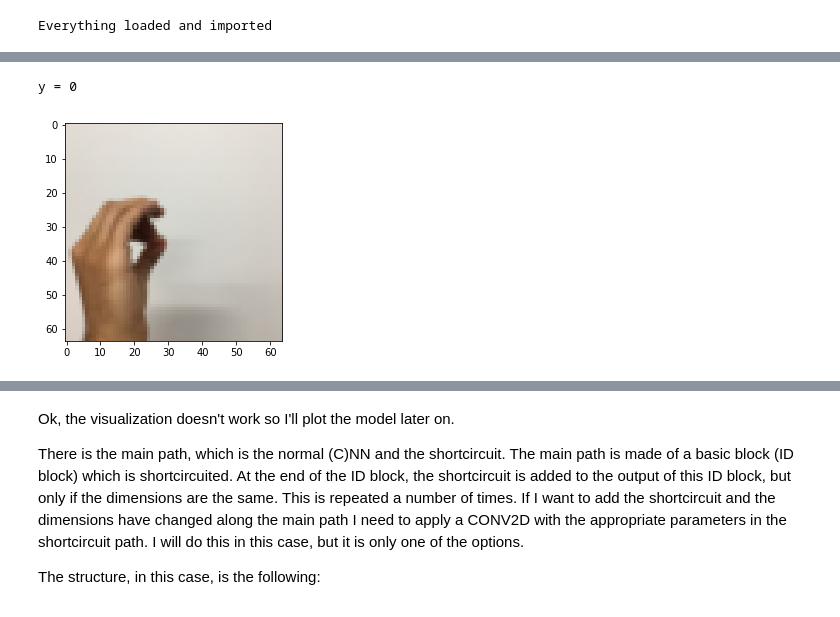
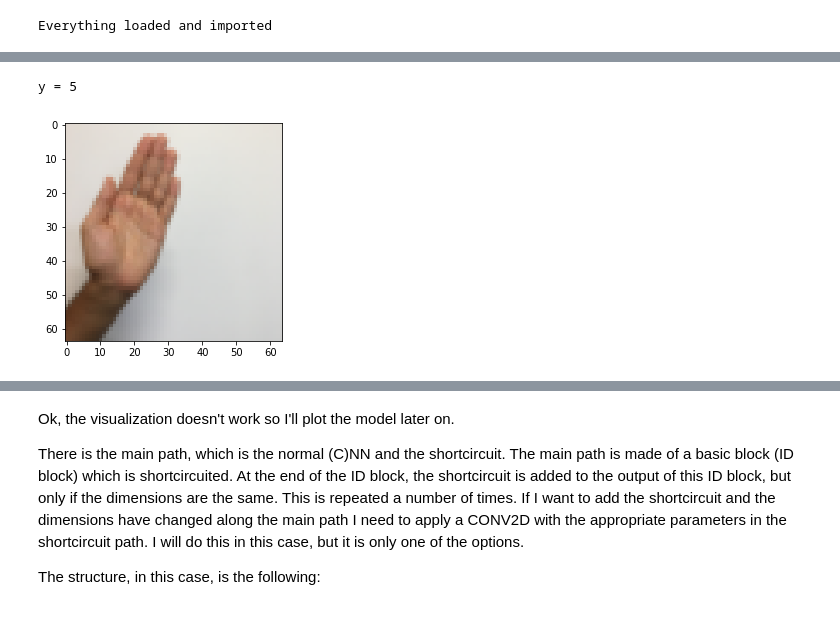
Before and after one commit to DrAlexSanz/Resnet, a Jupyter notebook: Resnet_with_signs.ipynb, the cells around one changed output, grey strips where cells are left out. Saved outputs shown, nothing was run; the diff lists cells and outputs as text; code cells hidden in the pictures.

```diff
--- a/Resnet_with_signs.ipynb
+++ b/Resnet_with_signs.ipynb
@@ -85,9 +94,9 @@ Y test shape is: (120,)
 # %%
-plt.imshow(train_x_1[45])
-print("y = " + str(train_y_1[45]))
+plt.imshow(train_x_1[13])
+print("y = " + str(train_y_1[13]))
 # %% [output]
-y = 0
+y = 5
-[figure, old version]
+[figure, new version]
 # %% [markdown]
 So this is the loading as in the case of the signs CNN in TF. Nothing new here. The novelty is the topology of the network. I'll explain with a picture.
 
```
Also changed, not shown: parts of 8 cells of this notebook.
